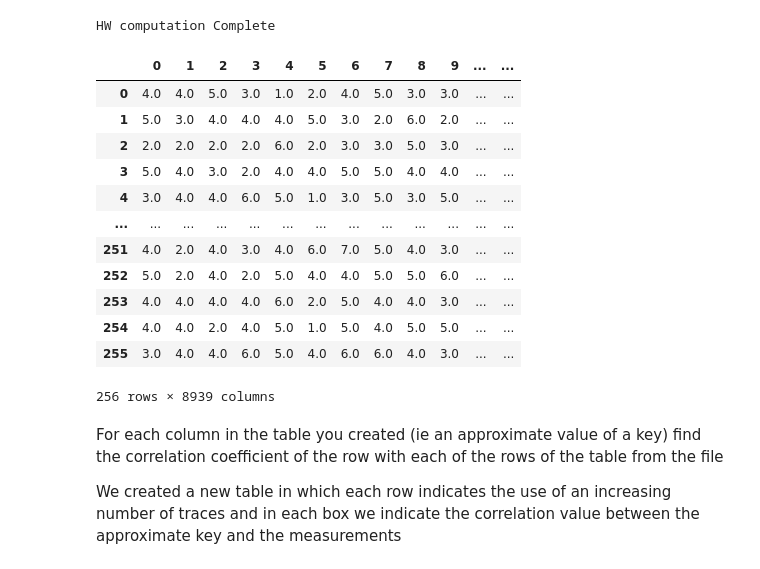
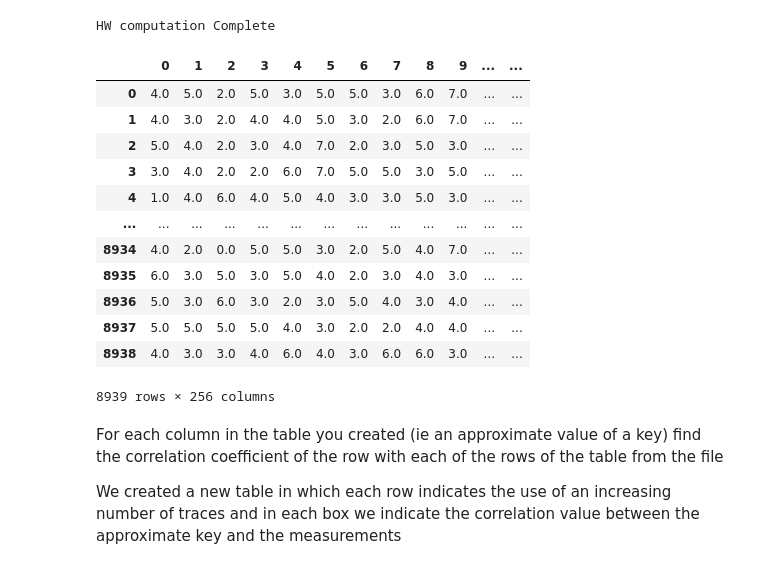
Before and after one commit to kfirgirstein/Hardware_Security_HW_049017, a Jupyter notebook: HW/HW2/part2_2.ipynb, the cells around one changed output. Drawn from its saved outputs; the diff is of its cells as text; code cells hidden in the pictures.

```diff
--- a/HW/HW2/part2_2.ipynb
+++ b/HW/HW2/part2_2.ipynb
@@ -119,8 +120,8 @@ In this file for 8000 different traces, samples of power were performed on a rea
 **For each possible key value, and for CT, calculate the power estimate that was generated at the end of round-9 using HW**:
 # %%
 hamming_prediction_table = np.zeros((256,len(csv_reader_data)))
-if os.path.exists(CPA_HW_OUT_PATH):
-    with open(CPA_HW_OUT_PATH,"r") as fp:
+if os.path.exists(f"{CPA_HW_OUT_PATH}_w"):
+    with open(f"{CPA_HW_OUT_PATH}_w","r") as fp:
         for KeyGuess,line in enumerate(fp):
             hamming_prediction_table[KeyGuess] = line.split()
     print("HW computation Complete")
@@ -139,21 +140,21 @@ else:
 # %% [output]
 HW computation Complete
 # %%
-display(pd.DataFrame(hamming_prediction_table))
+display(pd.DataFrame(hamming_prediction_table.transpose()))
 # %% [output]
 |  | 0 | 1 | 2 | 3 | 4 | 5 | 6 | 7 | 8 | 9 | ... | ... |
-| 0 | 4.0 | 4.0 | 5.0 | 3.0 | 1.0 | 2.0 | 4.0 | 5.0 | 3.0 | 3.0 | ... | ... |
-| 1 | 5.0 | 3.0 | 4.0 | 4.0 | 4.0 | 5.0 | 3.0 | 2.0 | 6.0 | 2.0 | ... | ... |
-| 2 | 2.0 | 2.0 | 2.0 | 2.0 | 6.0 | 2.0 | 3.0 | 3.0 | 5.0 | 3.0 | ... | ... |
-| 3 | 5.0 | 4.0 | 3.0 | 2.0 | 4.0 | 4.0 | 5.0 | 5.0 | 4.0 | 4.0 | ... | ... |
-| 4 | 3.0 | 4.0 | 4.0 | 6.0 | 5.0 | 1.0 | 3.0 | 5.0 | 3.0 | 5.0 | ... | ... |
+| 0 | 4.0 | 5.0 | 2.0 | 5.0 | 3.0 | 5.0 | 5.0 | 3.0 | 6.0 | 7.0 | ... | ... |
+| 1 | 4.0 | 3.0 | 2.0 | 4.0 | 4.0 | 5.0 | 3.0 | 2.0 | 6.0 | 7.0 | ... | ... |
+| 2 | 5.0 | 4.0 | 2.0 | 3.0 | 4.0 | 7.0 | 2.0 | 3.0 | 5.0 | 3.0 | ... | ... |
+| 3 | 3.0 | 4.0 | 2.0 | 2.0 | 6.0 | 7.0 | 5.0 | 5.0 | 3.0 | 5.0 | ... | ... |
+| 4 | 1.0 | 4.0 | 6.0 | 4.0 | 5.0 | 4.0 | 3.0 | 3.0 | 5.0 | 3.0 | ... | ... |
 | ... | ... | ... | ... | ... | ... | ... | ... | ... | ... | ... | ... | ... |
-| 251 | 4.0 | 2.0 | 4.0 | 3.0 | 4.0 | 6.0 | 7.0 | 5.0 | 4.0 | 3.0 | ... | ... |
-| 252 | 5.0 | 2.0 | 4.0 | 2.0 | 5.0 | 4.0 | 4.0 | 5.0 | 5.0 | 6.0 | ... | ... |
-| 253 | 4.0 | 4.0 | 4.0 | 4.0 | 6.0 | 2.0 | 5.0 | 4.0 | 4.0 | 3.0 | ... | ... |
-| 254 | 4.0 | 4.0 | 2.0 | 4.0 | 5.0 | 1.0 | 5.0 | 4.0 | 5.0 | 5.0 | ... | ... |
-| 255 | 3.0 | 4.0 | 4.0 | 6.0 | 5.0 | 4.0 | 6.0 | 6.0 | 4.0 | 3.0 | ... | ... |
+| 8934 | 4.0 | 2.0 | 0.0 | 5.0 | 5.0 | 3.0 | 2.0 | 5.0 | 4.0 | 7.0 | ... | ... |
+| 8935 | 6.0 | 3.0 | 5.0 | 3.0 | 5.0 | 4.0 | 2.0 | 3.0 | 4.0 | 3.0 | ... | ... |
+| 8936 | 5.0 | 3.0 | 6.0 | 3.0 | 2.0 | 3.0 | 5.0 | 4.0 | 3.0 | 4.0 | ... | ... |
+| 8937 | 5.0 | 5.0 | 5.0 | 5.0 | 4.0 | 3.0 | 2.0 | 2.0 | 4.0 | 4.0 | ... | ... |
+| 8938 | 4.0 | 3.0 | 3.0 | 4.0 | 6.0 | 4.0 | 3.0 | 6.0 | 6.0 | 3.0 | ... | ... |
-256 rows × 8939 columns
+8939 rows × 256 columns
 # %% [markdown]
 For each column in the table you created (ie an approximate value of a key) find the correlation coefficient of the row with each of the rows of the table from the file
 
```
Also changed, not shown: parts of 10 cells of this notebook, 10 other files.
